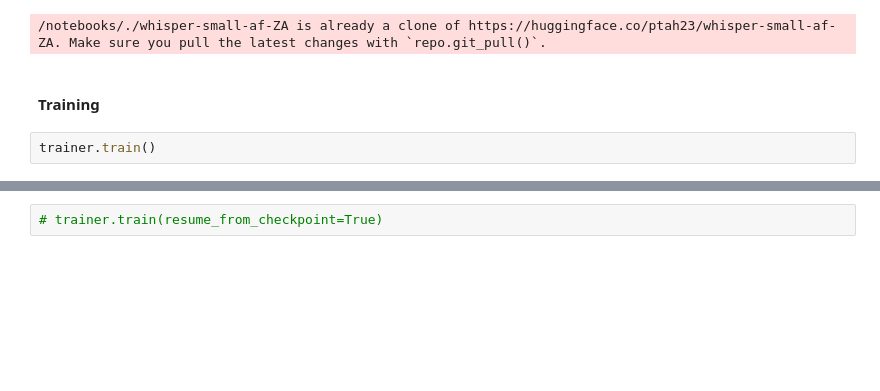
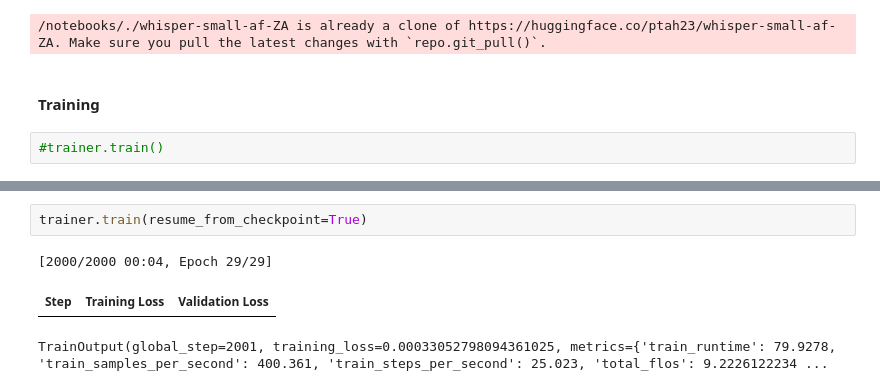
Before and after one commit to ptah23/audio-transformers-course-notebooks, a Jupyter notebook: Unit 5-Handson.ipynb, the cells around one changed output, grey strips where cells are left out. Drawn from its saved outputs; the diff is of its cells as text; blank space fills up the shorter version.

Commit message:
works much better wafter finetuning whisper another 2000 epochs

```diff
--- a/Unit 5-Handson.ipynb
+++ b/Unit 5-Handson.ipynb
@@ -402,4 +403,4 @@ trainer = Seq2SeqTrainer(
 # %% [markdown]
 #### Training
 # %%
-trainer.train()
+#trainer.train()
@@ -423,5 +407,9 @@ trainer.train()
 # %%
-# trainer.train(resume_from_checkpoint=True)
+trainer.train(resume_from_checkpoint=True)
+# %% [output]
+[2000/2000 00:04, Epoch 29/29]
+| Step | Training Loss | Validation Loss |
+TrainOutput(global_step=2001, training_loss=0.00033052798094361025, metrics={'train_runtime': 79.9278, 'train_samples_per_second': 400.361, 'train_steps_per_second': 25.023, 'total_flos': 9.2226122234 ...
 # %%
 kwargs = {
     "dataset_tags": "google/fleurs",
```
Also changed, not shown: parts of 11 cells of this notebook, 1 other file.
